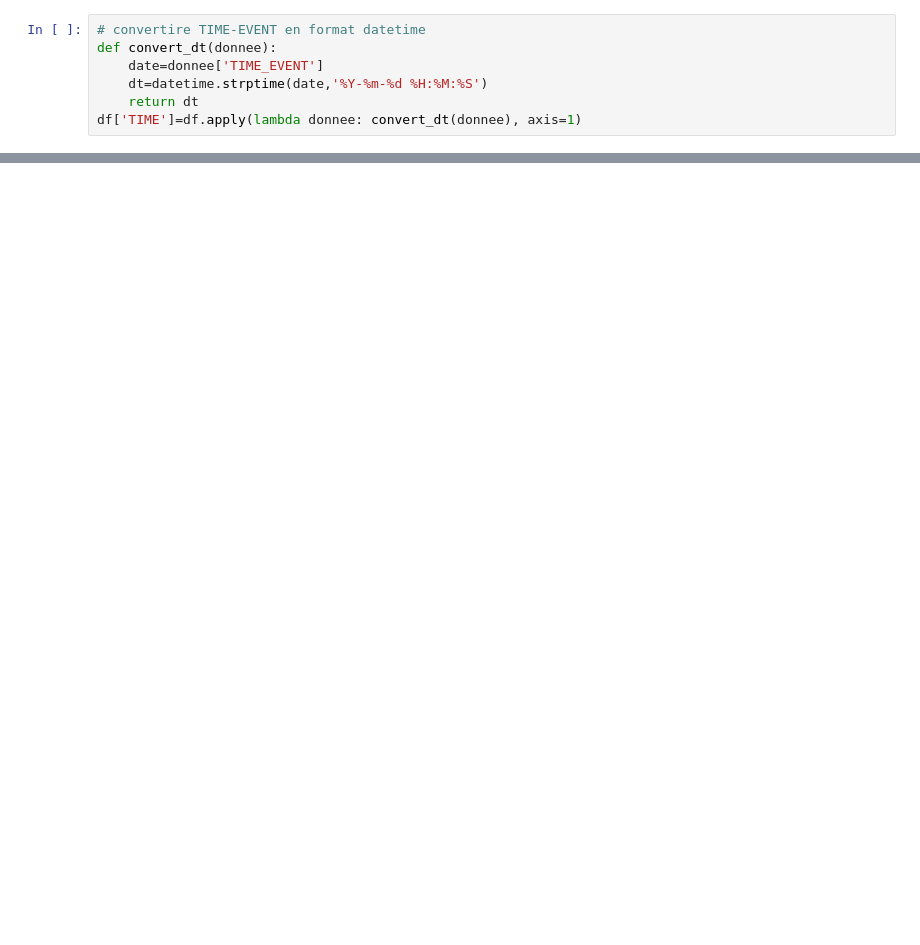
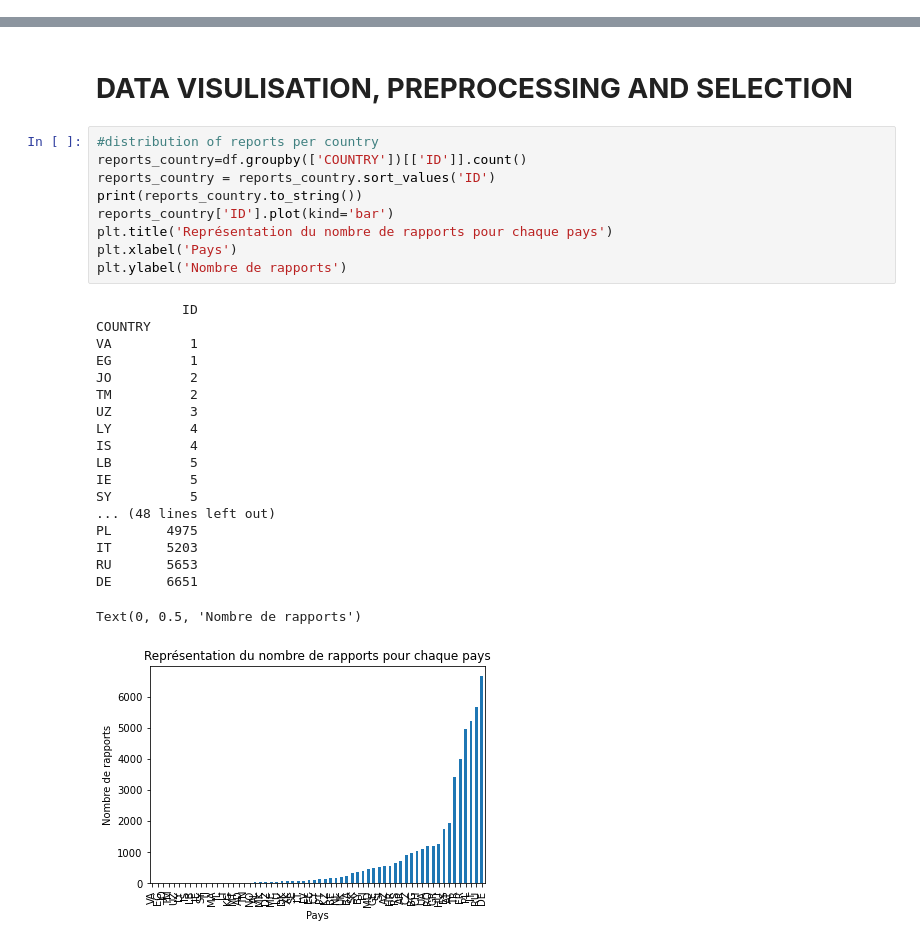
Before and after one commit to eliottmlg/Statapp-Hail-storm, a Jupyter notebook: DATA_PREP.ipynb, the cells around one changed output, grey strips where cells are left out. Drawn from its saved outputs; the diff is of its cells as text; blank space fills up the shorter version.

```diff
--- a/DATA_PREP.ipynb
+++ b/DATA_PREP.ipynb
@@ -562,7 +0,0 @@ geometry                 43612
-# %%
-# convertire TIME-EVENT en format datetime
-def convert_dt(donnee):
-    date=donnee['TIME_EVENT']
-    dt=datetime.strptime(date,'%Y-%m-%d %H:%M:%S')
-    return dt
-df['TIME']=df.apply(lambda donnee: convert_dt(donnee), axis=1)
@@ -597,0 +85,31 @@ df.to_csv(r"/Users/hamzaab/Desktop/cours/2Ak/statap/bdd.csv")
+# %% [markdown]
+# **DATA VISULISATION, PREPROCESSING AND SELECTION**
+# %%
+#distribution of reports per country
+reports_country=df.groupby(['COUNTRY'])[['ID']].count()
+reports_country = reports_country.sort_values('ID')
+print(reports_country.to_string())
+reports_country['ID'].plot(kind='bar')
+plt.title('Représentation du nombre de rapports pour chaque pays')
+plt.xlabel('Pays')
+plt.ylabel('Nombre de rapports')
+# %% [output]
+           ID
+COUNTRY
+VA          1
+EG          1
+JO          2
+TM          2
+UZ          3
+LY          4
+IS          4
+LB          5
+IE          5
+SY          5
+... (48 lines left out)
+PL       4975
+IT       5203
+RU       5653
+DE       6651
+Text(0, 0.5, 'Nombre de rapports')
+[figure, added]
```
Also changed, not shown: parts of 67 cells of this notebook, 4 other files.
